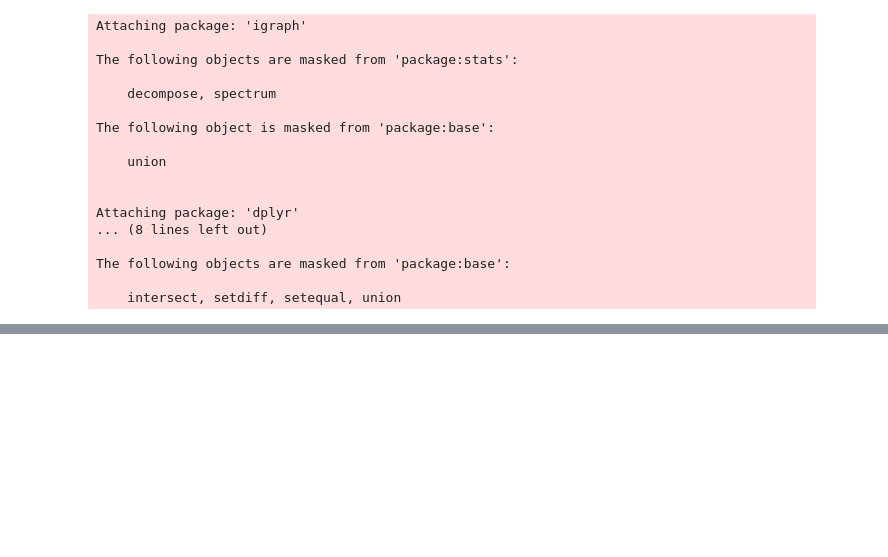
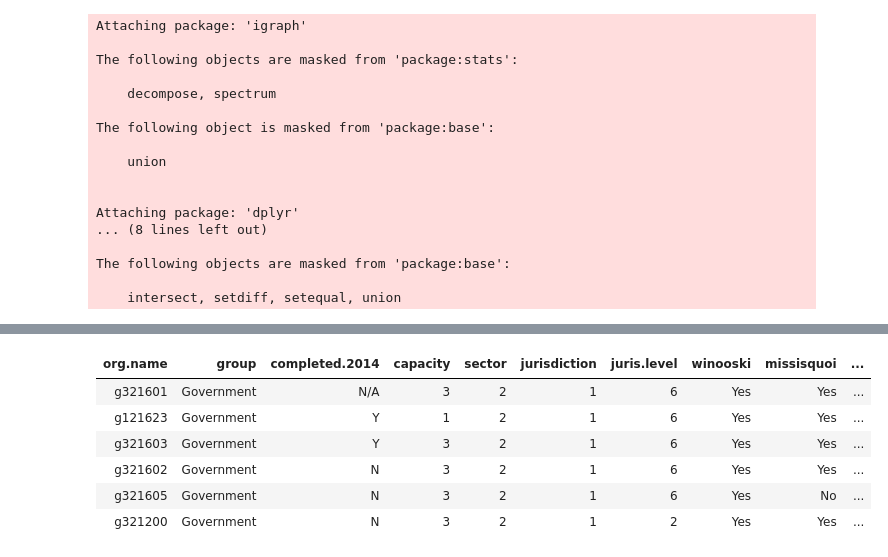
Before and after one commit to wmirecon/Visualizing_Gov_Nets, a Jupyter notebook: shiny/VGN-v2 25aug17/Testing Visualization Code for V2 of the App 25Aug17.ipynb, the cells around one changed output, grey strips where cells are left out. Cells and saved outputs as stored; diff of their text form; code cells hidden in the pictures; blank space fills up the shorter version.

```diff
--- a/shiny/VGN-v2 25aug17/Testing Visualization Code for V2 of the App 25Aug17.ipynb
+++ b/shiny/VGN-v2 25aug17/Testing Visualization Code for V2 of the App 25Aug17.ipynb
@@ -114,0 +131,10 @@ nl
+# %%
+head(nodes)
+# %% [output]
+| org.name | group | completed.2014 | capacity | sector | jurisdiction | juris.level | winooski | missisquoi | ... |
+| g321601 | Government | N/A | 3 | 2 | 1 | 6 | Yes | Yes | ... |
+| g121623 | Government | Y | 1 | 2 | 1 | 6 | Yes | Yes | ... |
+| g321603 | Government | Y | 3 | 2 | 1 | 6 | Yes | Yes | ... |
+| g321602 | Government | N | 3 | 2 | 1 | 6 | Yes | Yes | ... |
+| g321605 | Government | N | 3 | 2 | 1 | 6 | Yes | No | ... |
+| g321200 | Government | N | 3 | 2 | 1 | 2 | Yes | Yes | ... |
```
Also changed, not shown: parts of 14 cells of this notebook, 5 other files.
